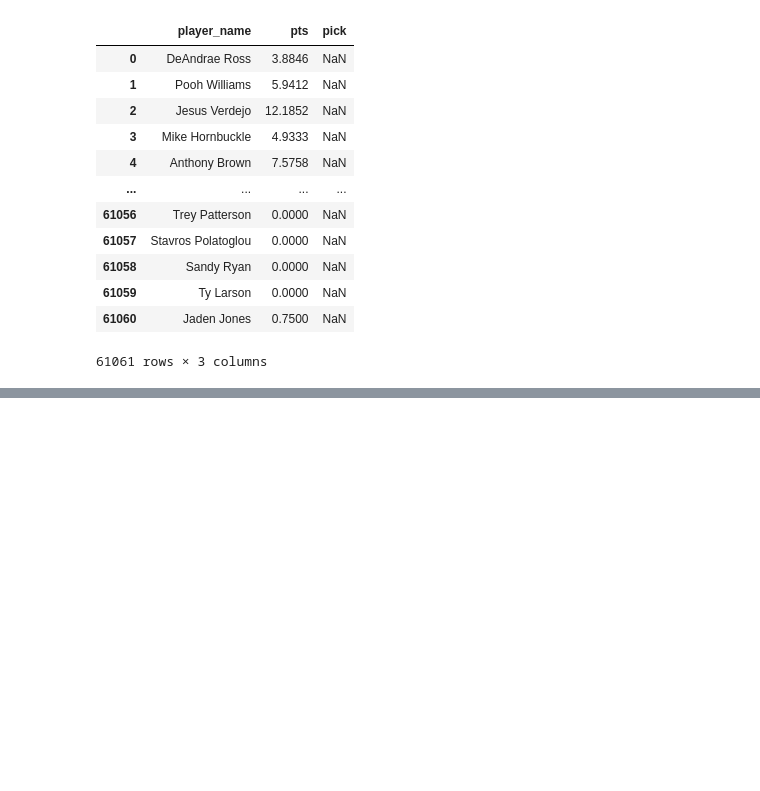
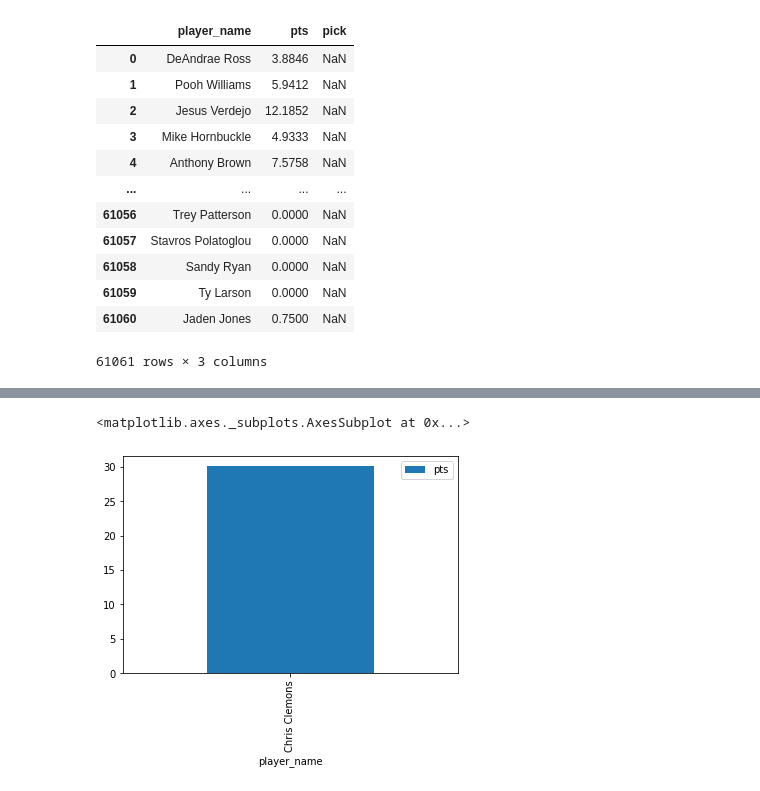
Before and after one commit to AggieSportsAnalytics/ScoutingSystem, a Jupyter notebook: Scouting System.ipynb, the cells around one changed output, grey strips where cells are left out. Saved outputs shown, nothing was run; the diff lists cells and outputs as text; code cells hidden in the pictures; blank space fills up the shorter version.

```diff
--- a/Scouting System.ipynb
+++ b/Scouting System.ipynb
@@ -79,0 +247,7 @@ playerStats[playerStats['pick'] == ]
+# %%
+scorers = playerStats[playerStats['pts'] >= 30]
+# %%
+scorers.plot.bar('player_name', 'pts')
+# %% [output]
+<matplotlib.axes._subplots.AxesSubplot at 0x...>
+[figure, added]
```
Also changed, not shown: parts of 14 cells of this notebook.
